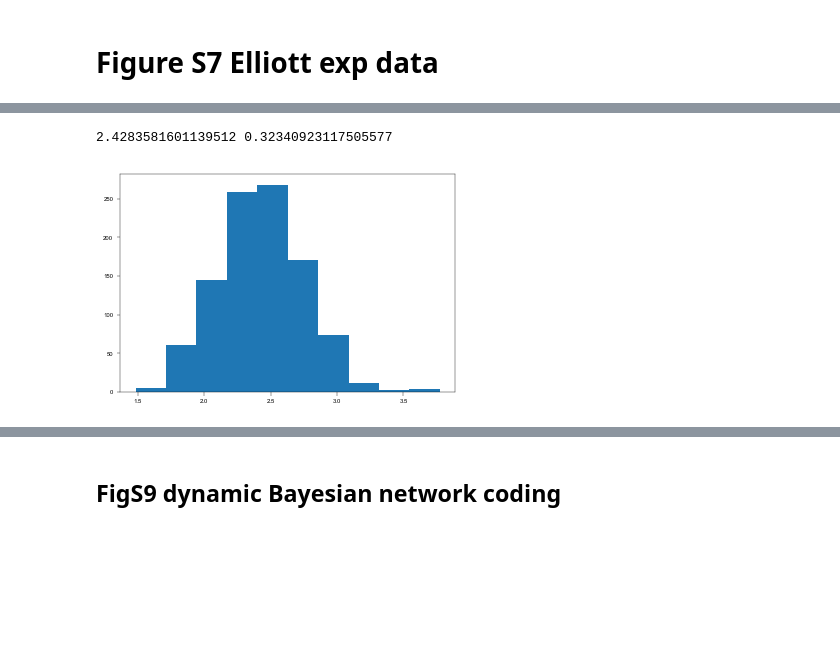
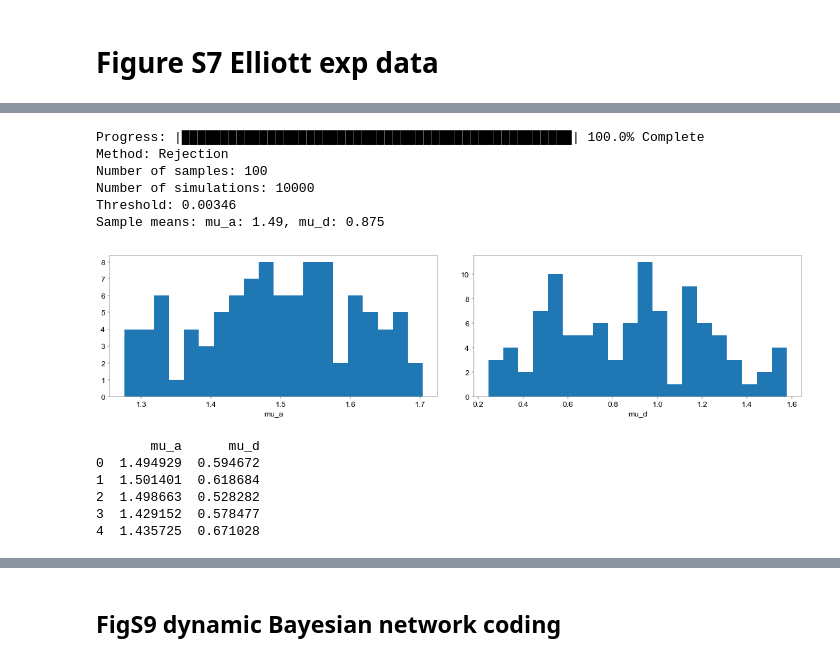
Before and after one commit to ywqin/paper-innate-immune-adaptation, a Jupyter notebook: figures.ipynb, the cells around one changed output, grey strips where cells are left out. Cells and saved outputs as stored; diff of their text form; code cells hidden in the pictures; blank space fills up the shorter version.

```diff
--- a/figures.ipynb
+++ b/figures.ipynb
@@ -1793 +1865,29 @@ plt.close()
+# %%
+seed = 20170530
+rej = elfi.Rejection(d,batch_size=10,seed=seed)
+result = rej.sample(100, quantile=0.01)
+result.summary()
+result.plot_marginals();
+# %% [output]
+Progress: |██████████████████████████████████████████████████| 100.0% Complete
+Method: Rejection
+Number of samples: 100
+Number of simulations: 10000
+Threshold: 0.00346
+Sample means: mu_a: 1.49, mu_d: 0.875
+[figure, added]
+# %%
+# save samples selected
+data=pd.DataFrame()
+data['mu_a'] = result.samples['mu_a']
+data['mu_d'] = result.samples['mu_d']
+print(data.head())
+data.to_csv('S7parafit.csv')
+# %% [output]
+       mu_a      mu_d
+0  1.494929  0.594672
+1  1.501401  0.618684
+2  1.498663  0.528282
+3  1.429152  0.578477
+4  1.435725  0.671028
 # %%
@@ -1829,30 +1951,0 @@ def POA_s6(alpha, kappa, ms_est, beta_est, u_target, std_target, signal_mean=0,
-# %%
-# n_cells get used to N(0,1) trained num_encounter steps, calculate the threshold dist
-# constants
-alpha = 10
-kappa = 2*alpha
-theta = 0.01
-varc1 = (alpha-1)/(alpha-0.5)
-varc2 = 0.5*kappa/(kappa+1)/(alpha-0.5)
-#initial encounters
-num_encounter = 50*alpha
-n_cells = 1000
-ms_est = np.zeros(n_cells)
-var_est = np.ones(n_cells)
-
-for nstep in range(num_encounter):
-	xs = np.random.randn(n_cells)  # gauss(mean,std)
-	ms_new = (kappa*ms_est+xs)/(kappa+1)
-	vars_new = varc1*var_est + varc2*(xs-ms_est)**2
-	ms_est = ms_new
-	var_est = vars_new
-beta_est = var_est*(alpha-1)
-threshold = []
-for i in range(n_cells):
-	threshold.append( t.ppf(1-theta, 2*alpha, ms_est[i], math.sqrt((kappa+1)*beta_est[i]/kappa/alpha)) )
-print(np.mean(threshold),np.std(threshold))
-plt.hist(threshold)
-plt.show()
-# %% [output]
-2.4283581601139512 0.32340923117505577
-[figure, removed]
```
Also changed, not shown: parts of 17 cells of this notebook.
